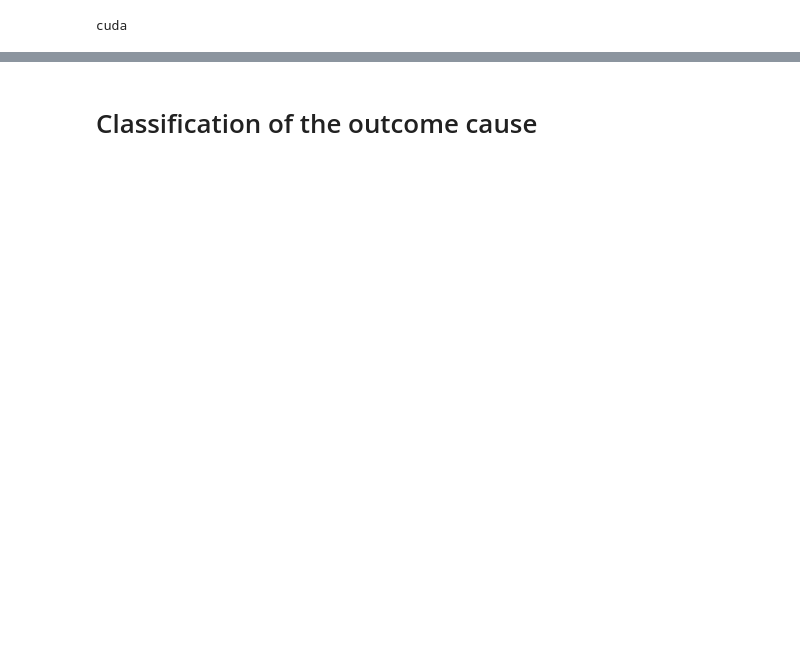
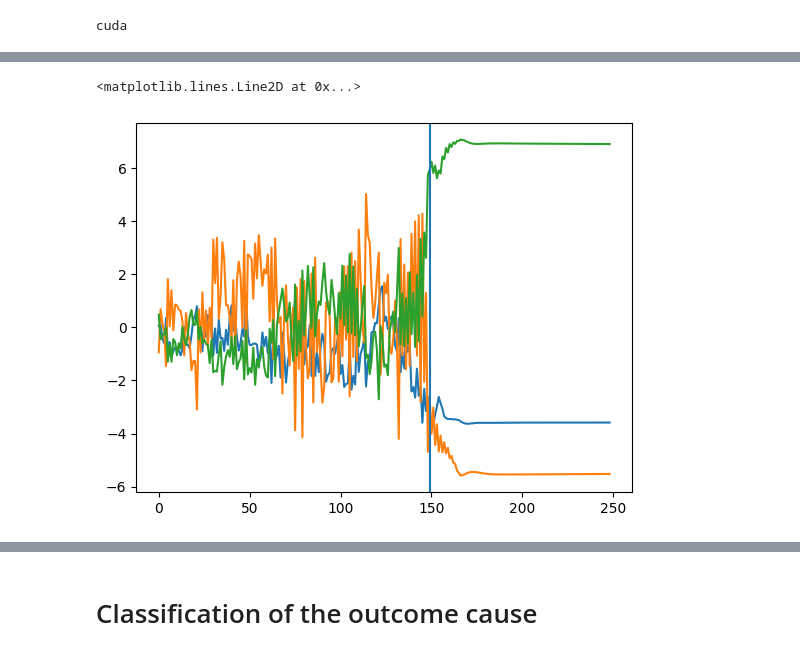
Before and after one commit to NLP-Project-PoliMi-2025/NLP-Project, a Jupyter notebook: notebooks/OutcomeClassification.ipynb, the cells around one changed output, grey strips where cells are left out. Cells and saved outputs as stored; diff of their text form; code cells hidden in the pictures; blank space fills up the shorter version.

```diff
--- a/notebooks/OutcomeClassification.ipynb
+++ b/notebooks/OutcomeClassification.ipynb
@@ -290,3 +252,17 @@ KeyboardInterrupt:
+# %%
+import matplotlib.pyplot as plt
+
+x, y = test_loader.dataset[3]
+x = x.unsqueeze(0).to(device)  # Add batch dimension
+game_length = x.shape[1]
+# cocatenate 0s to the end of x to match the input size of the model
+x = torch.cat([x, torch.zeros((1, 100, x.shape[-1]), dtype=torch.float32).to(device)], dim=1)
+logits = model.fc(model.lstm.forward(x)[0]).detach().cpu()[0]
+plt.plot(logits, label='Logits')
+plt.axvline(game_length)
+# %% [output]
+<matplotlib.lines.Line2D at 0x...>
+[figure, added]
 # %%
 historyReshaped = np.array(history).reshape(-1, len(train_loader))
 print(historyReshaped.shape)
```
Also changed, not shown: parts of 37 cells of this notebook.
